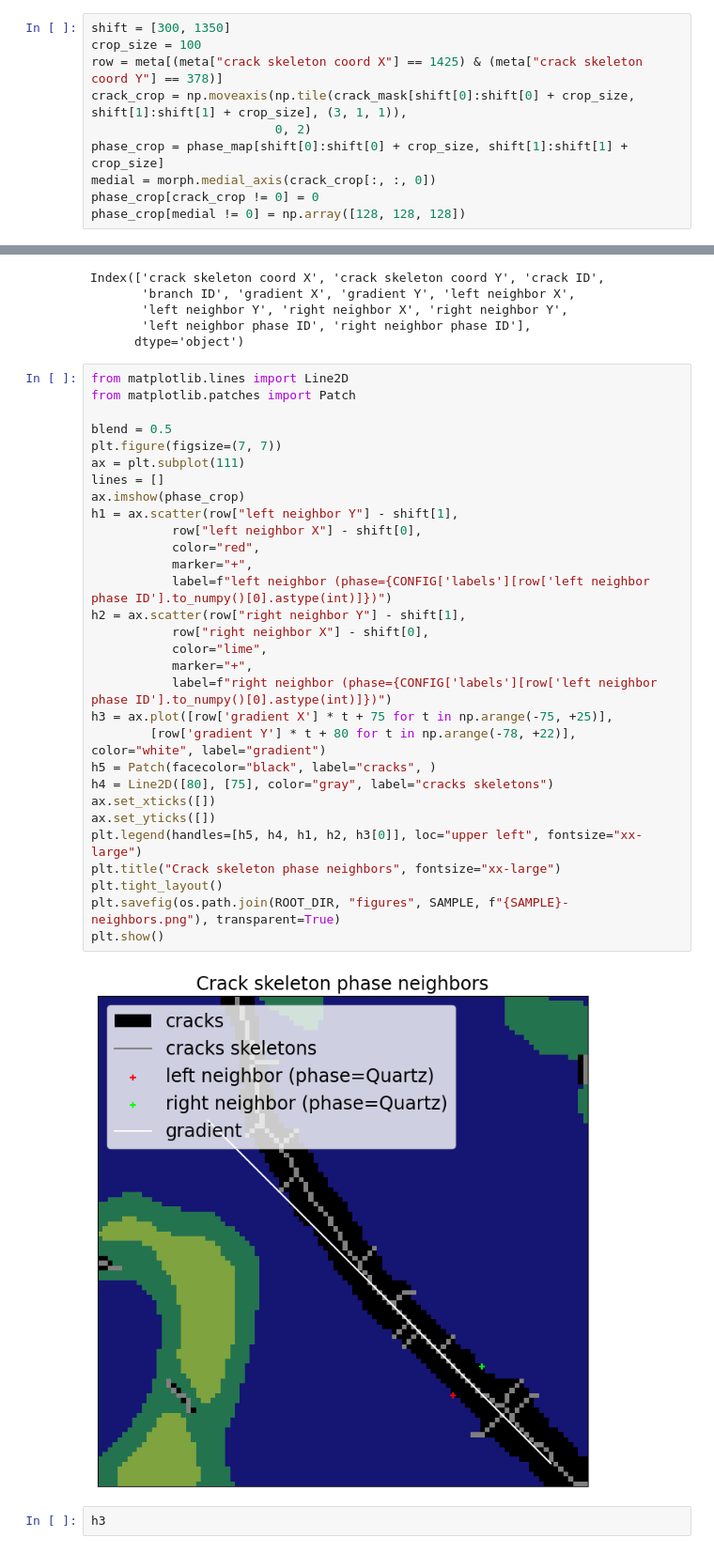
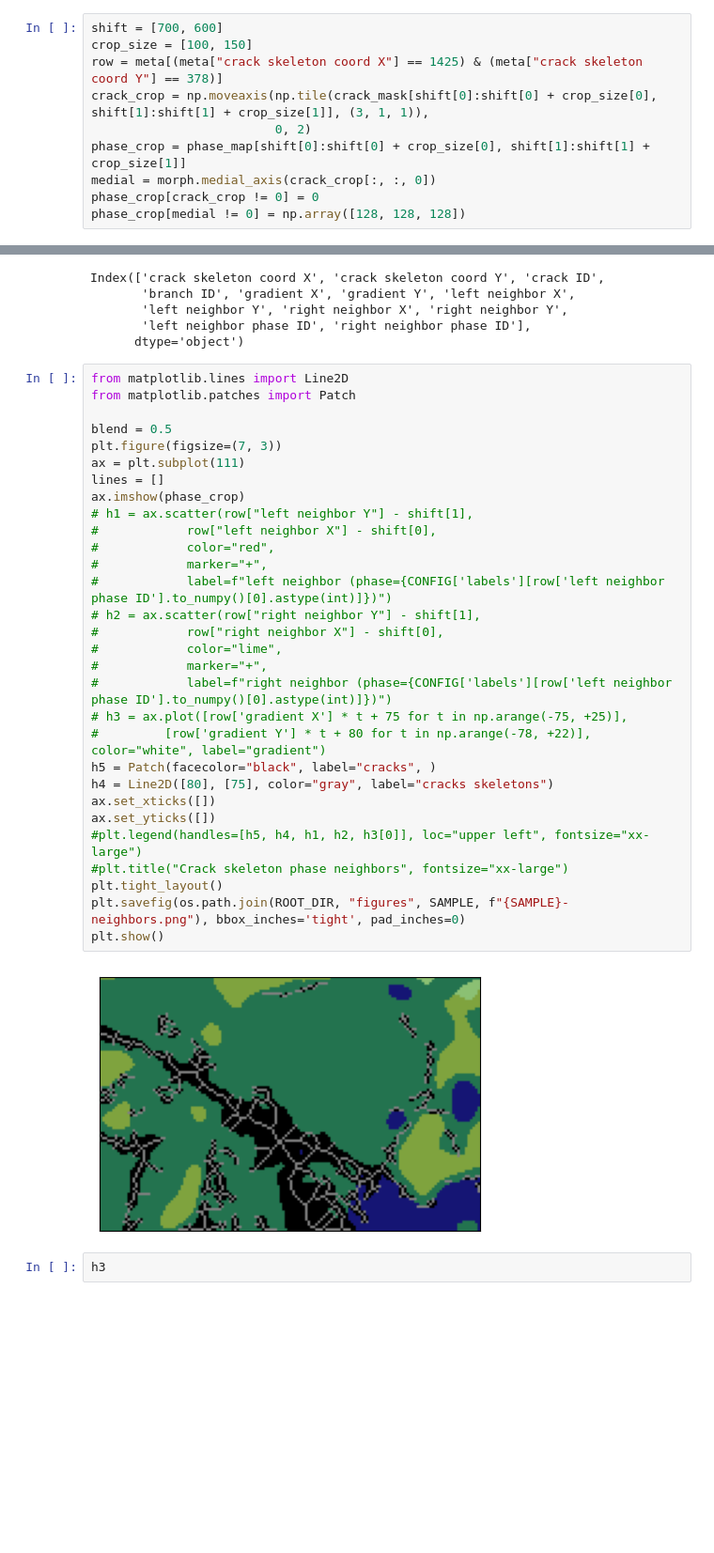
Before and after one commit to research-centre-rez/crack-features, a Jupyter notebook: notebooks/paper-images/01_neighbors.ipynb, the cells around one changed output, grey strips where cells are left out. Shown: that part at 94% size. Drawn from its saved outputs; the diff is of its cells as text; blank space fills up the shorter version.

```diff
--- a/notebooks/paper-images/01_neighbors.ipynb
+++ b/notebooks/paper-images/01_neighbors.ipynb
@@ -19,12 +19,12 @@ meta = pd.read_csv(os.path.join(ROOT_DIR, "results", SAMPLE, f"{SAMPLE}-skeleton
 # %% [markdown]
 ### Crop definition
 # %%
-shift = [300, 1350]
-crop_size = 100
+shift = [700, 600]
+crop_size = [100, 150]
 row = meta[(meta["crack skeleton coord X"] == 1425) & (meta["crack skeleton coord Y"] == 378)]
-crack_crop = np.moveaxis(np.tile(crack_mask[shift[0]:shift[0] + crop_size, shift[1]:shift[1] + crop_size], (3, 1, 1)),
+crack_crop = np.moveaxis(np.tile(crack_mask[shift[0]:shift[0] + crop_size[0], shift[1]:shift[1] + crop_size[1]], (3, 1, 1)),
                          0, 2)
-phase_crop = phase_map[shift[0]:shift[0] + crop_size, shift[1]:shift[1] + crop_size]
+phase_crop = phase_map[shift[0]:shift[0] + crop_size[0], shift[1]:shift[1] + crop_size[1]]
 medial = morph.medial_axis(crack_crop[:, :, 0])
 phase_crop[crack_crop != 0] = 0
 phase_crop[medial != 0] = np.array([128, 128, 128])
@@ -39,35 +39,35 @@ Index(['crack skeleton coord X', 'crack skeleton coord Y', 'crack ID',
 # %%
 from matplotlib.lines import Line2D
 from matplotlib.patches import Patch
 
 blend = 0.5
-plt.figure(figsize=(7, 7))
+plt.figure(figsize=(7, 3))
 ax = plt.subplot(111)
 lines = []
 ax.imshow(phase_crop)
-h1 = ax.scatter(row["left neighbor Y"] - shift[1],
-           row["left neighbor X"] - shift[0],
-           color="red",
-           marker="+",
-           label=f"left neighbor (phase={CONFIG['labels'][row['left neighbor phase ID'].to_numpy()[0].astype(int)]})")
-h2 = ax.scatter(row["right neighbor Y"] - shift[1],
-           row["right neighbor X"] - shift[0],
-           color="lime",
-           marker="+",
-           label=f"right neighbor (phase={CONFIG['labels'][row['left neighbor phase ID'].to_numpy()[0].astype(int)]})")
-h3 = ax.plot([row['gradient X'] * t + 75 for t in np.arange(-75, +25)],
-        [row['gradient Y'] * t + 80 for t in np.arange(-78, +22)], color="white", label="gradient")
+# h1 = ax.scatter(row["left neighbor Y"] - shift[1],
+#            row["left neighbor X"] - shift[0],
+#            color="red",
+#            marker="+",
+#            label=f"left neighbor (phase={CONFIG['labels'][row['left neighbor phase ID'].to_numpy()[0].astype(int)]})")
+# h2 = ax.scatter(row["right neighbor Y"] - shift[1],
+#            row["right neighbor X"] - shift[0],
+#            color="lime",
+#            marker="+",
+#            label=f"right neighbor (phase={CONFIG['labels'][row['left neighbor phase ID'].to_numpy()[0].astype(int)]})")
+# h3 = ax.plot([row['gradient X'] * t + 75 for t in np.arange(-75, +25)],
+#         [row['gradient Y'] * t + 80 for t in np.arange(-78, +22)], color="white", label="gradient")
 h5 = Patch(facecolor="black", label="cracks", )
 h4 = Line2D([80], [75], color="gray", label="cracks skeletons")
 ax.set_xticks([])
 ax.set_yticks([])
-plt.legend(handles=[h5, h4, h1, h2, h3[0]], loc="upper left", fontsize="xx-large")
-plt.title("Crack skeleton phase neighbors", fontsize="xx-large")
+#plt.legend(handles=[h5, h4, h1, h2, h3[0]], loc="upper left", fontsize="xx-large")
+#plt.title("Crack skeleton phase neighbors", fontsize="xx-large")
 plt.tight_layout()
-plt.savefig(os.path.join(ROOT_DIR, "figures", SAMPLE, f"{SAMPLE}-neighbors.png"), transparent=True)
+plt.savefig(os.path.join(ROOT_DIR, "figures", SAMPLE, f"{SAMPLE}-neighbors.png"), bbox_inches='tight', pad_inches=0)
 plt.show()
 # %% [output]
-[figure, old version]
+[figure, new version]
 # %%
 h3
 # %% [output]
```
Also changed, not shown: 14 other files.
